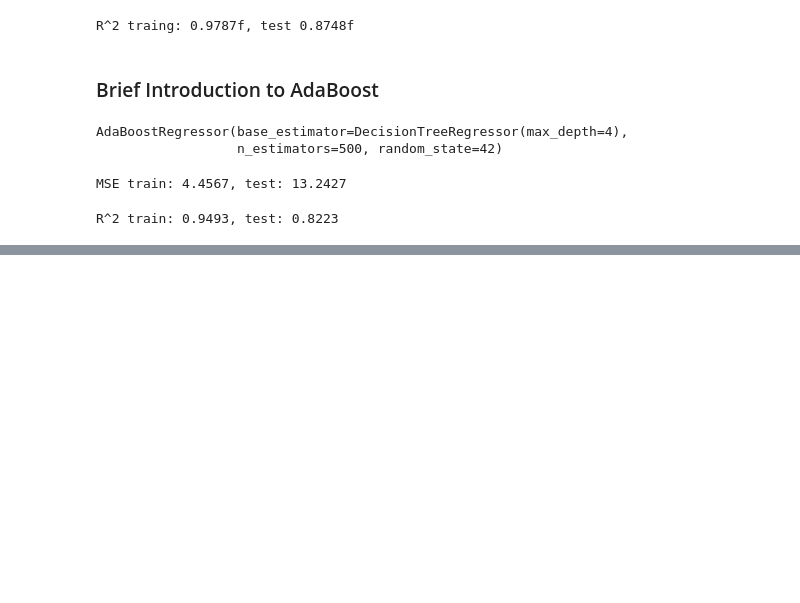
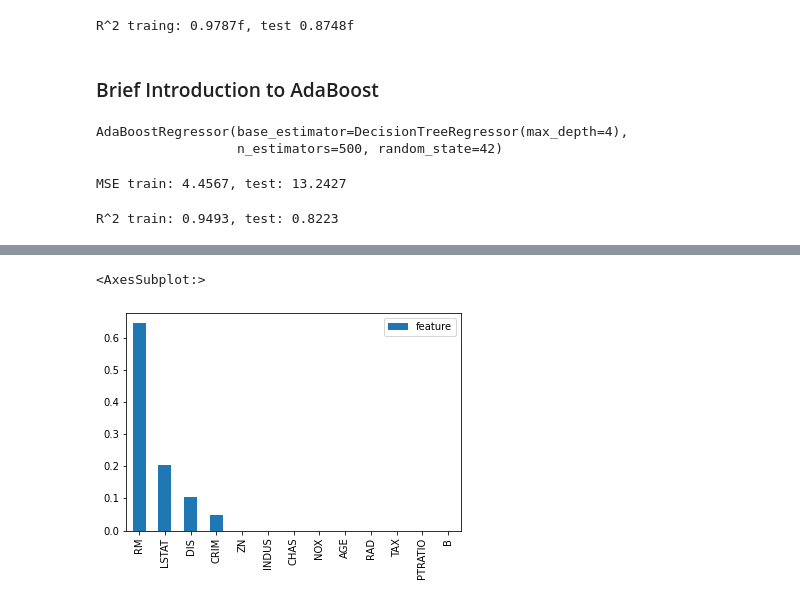
Before and after one commit to Cristopxer/The-Complete-Machine-Learning-Course-with-Python, a Jupyter notebook: Non Linear Relationships.ipynb, the cells around one changed output, grey strips where cells are left out. Saved outputs shown, nothing was run; the diff lists cells and outputs as text; code cells hidden in the pictures; blank space fills up the shorter version.

```diff
--- a/Non Linear Relationships.ipynb
+++ b/Non Linear Relationships.ipynb
@@ -121,0 +124,4 @@ R^2 train: 0.9493, test: 0.8223
+# %%
+exTree = DecisionTreeRegressor(max_depth = 3)
+# %%
+exTree.fit(X_train, y_train)
@@ -121,0 +207,4 @@ R^2 train: 0.9493, test: 0.8223
+# %%
+result = pd.DataFrame(exTree.feature_importances_, df.columns)
+result.columns = ['feature']
+result.sort_values(by='feature', ascending=False)
@@ -121,0 +226,5 @@ R^2 train: 0.9493, test: 0.8223
+# %%
+result.sort_values(by='feature', ascending=False).plot(kind='bar')
+# %% [output]
+<AxesSubplot:>
+[figure, added]
```
Also changed, not shown: parts of 19 cells of this notebook.
